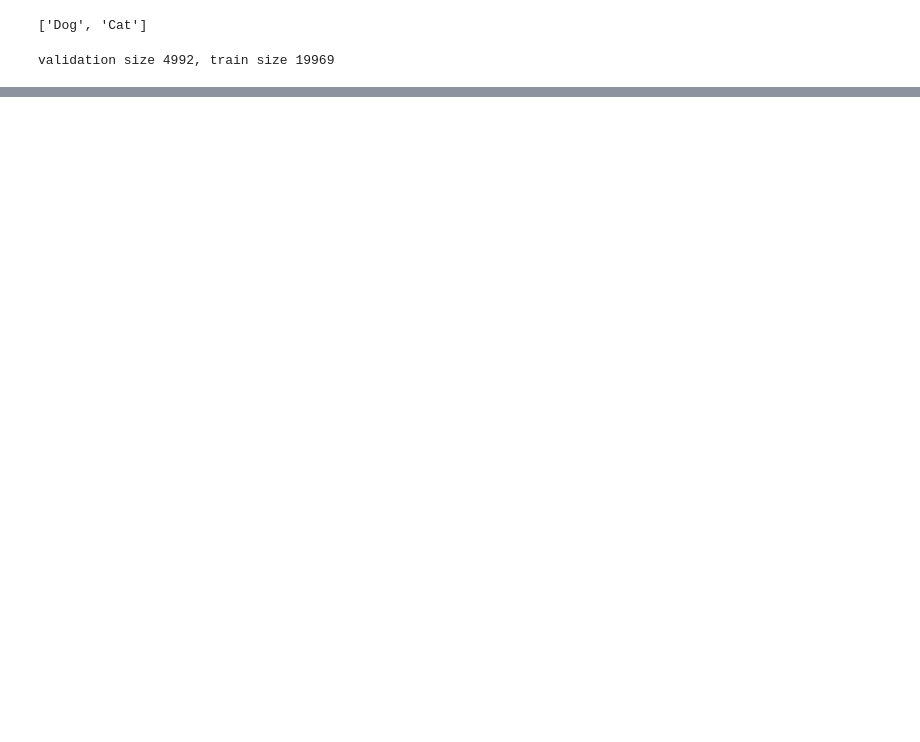
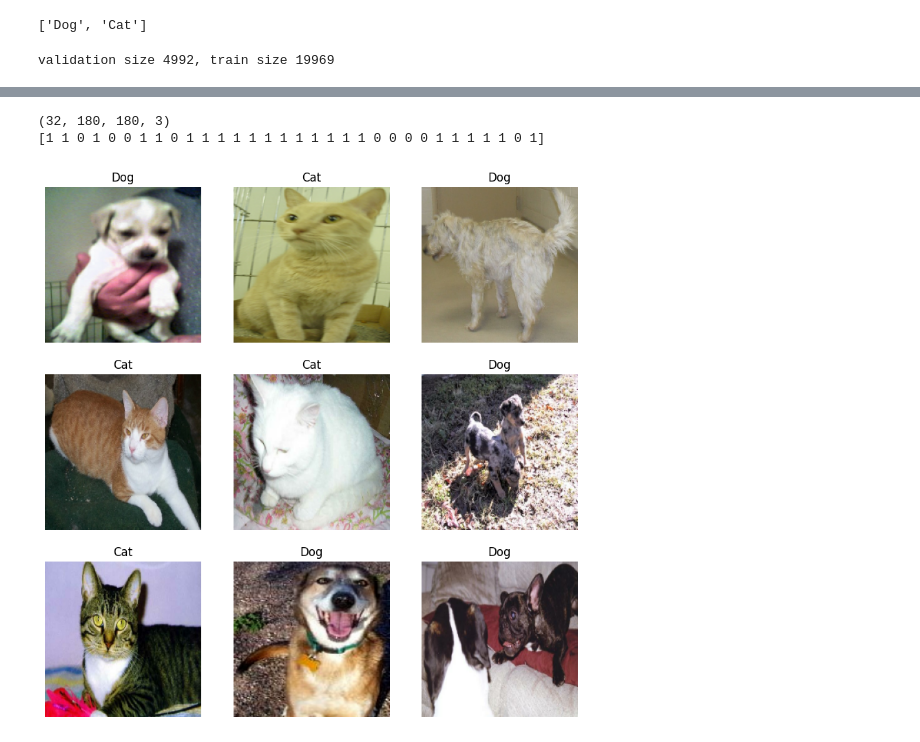
Before and after one commit to GMobinit/cat_dog_recognition_model, a Jupyter notebook: cat_dog_recognition_vgg.ipynb, the cells around one changed output, grey strips where cells are left out. Drawn from its saved outputs; the diff is of its cells as text; code cells hidden in the pictures; blank space fills up the shorter version.

```diff
--- a/cat_dog_recognition_vgg.ipynb
+++ b/cat_dog_recognition_vgg.ipynb
@@ -68,0 +112,9 @@ def get_label()
+# %%
+AUTOTUNE = tf.data.AUTOTUNE
+
+mapped_train_ds = train_ds.map(map_func= process_path,num_parallel_calls=AUTOTUNE)
+mapped_validation_ds = validation_ds.map(map_func=process_path, num_parallel_calls=AUTOTUNE)
+# %%
+for image, label in mapped_train_ds.take(5):
+  print("Image shape: ", image.numpy().shape)
+  print("Image label: ", label.numpy())
@@ -68,0 +132,31 @@ def get_label()
+# %%
+def configure_for_performance(ds: tf.data.Dataset):
+  # ds = dataset.cache()
+  ds = ds.shuffle(buffer_size=500)
+  ds = ds.batch(batch_size)
+  ds = ds.prefetch(buffer_size=AUTOTUNE)
+  return ds
+# %%
+high_performance_train_ds = configure_for_performance(mapped_train_ds)
+high_performance_validation_ds = configure_for_performance(mapped_validation_ds)
+# %%
+for a,b in high_performance_train_ds.take(1):
+  print(a.shape)
+  print(b.numpy())
+# %% [output]
+(32, 180, 180, 3)
+[1 1 0 1 0 0 1 1 0 1 1 1 1 1 1 1 1 1 1 1 1 0 0 0 0 1 1 1 1 1 0 1]
+# %%
+import matplotlib.pyplot as plt
+
+for image_batch, label_batch in high_performance_train_ds.take(1):
+
+  plt.figure(figsize=(10,10))
+  for i in range(9):
+    ax = plt.subplot(3,3,i+1)
+    plt.imshow(image_batch[i].numpy().astype("uint32"))
+    label = label_batch[i]
+    plt.title(labels[label])
+    plt.axis("off")
+# %% [output]
+[figure, added]
```
Also changed, not shown: parts of 18 cells of this notebook.
